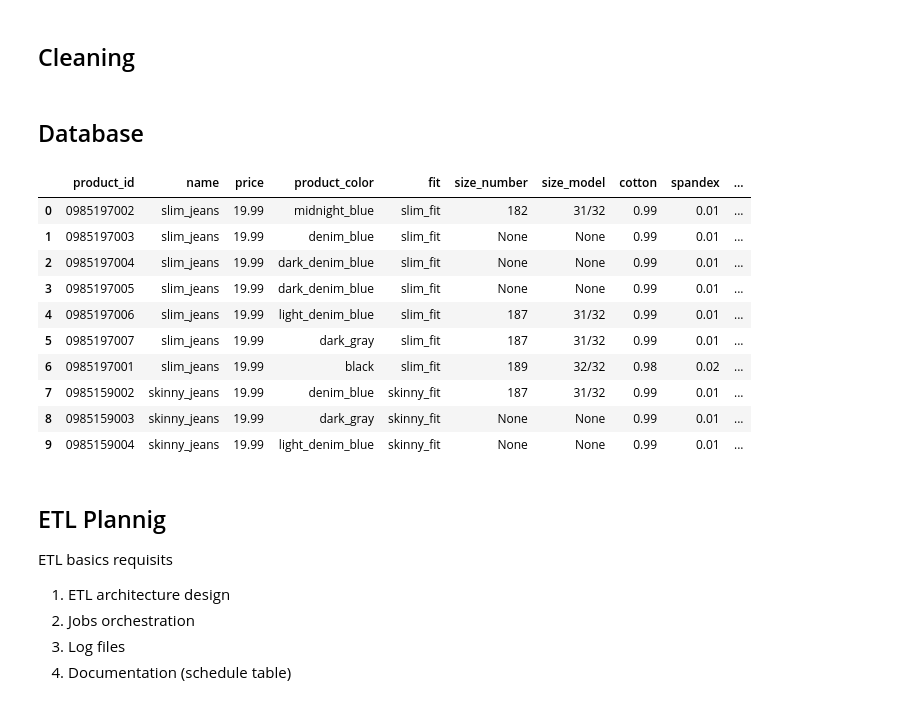
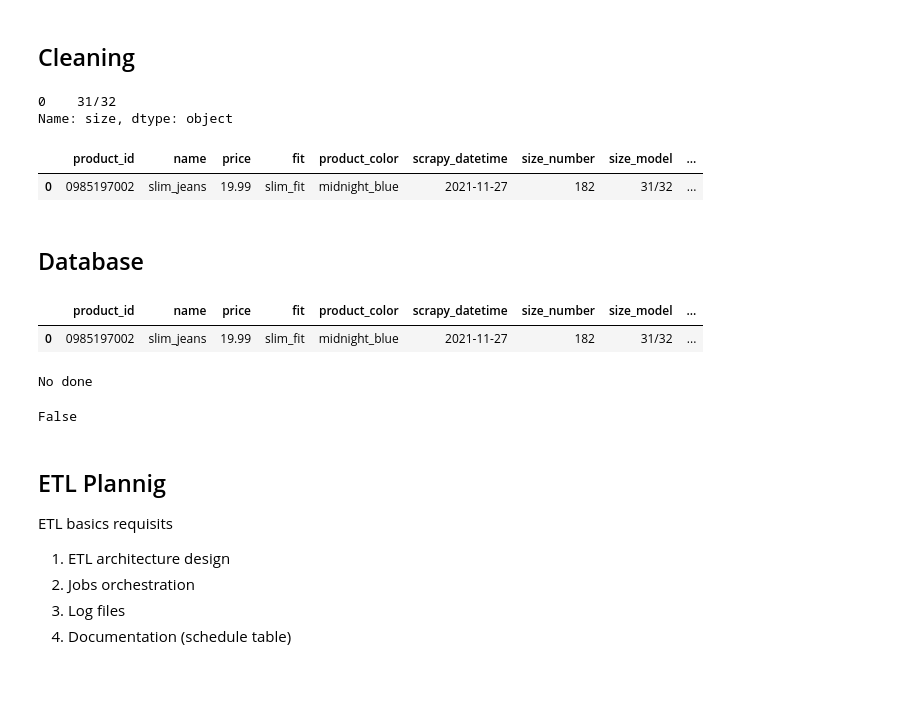
Before and after one commit to MarcosRMG/ds_ao_dev, a Jupyter notebook: notebooks/DS ao DEV.ipynb, the cells around one changed output. Saved outputs shown, nothing was run; the diff lists cells and outputs as text; code cells hidden in the pictures.

Commit message:
check job development

```diff
--- a/notebooks/DS ao DEV.ipynb
+++ b/notebooks/DS ao DEV.ipynb
@@ -2051,7 +2051,7 @@ product_base = pd.DataFrame({'product_id': product_id})
 df_details = pd.DataFrame()
 df_pattern = pd.DataFrame(columns=['Art. No.', 'Composition', 'Fit', 'Size'])
 
-for code in product_base['product_id']:
+for code in product_base['product_id'][:1]:
     # URL composition and request
     url = f"https://www2.hm.com/en_us/productpage.{code}.html"
     page = requests.get(url, headers=header).text
@@ -2069,8 +2069,9 @@ for code in product_base['product_id']:
 
     #------------------------------Product Details---------------------------
     # Get composition information
-    for code in df_color['product_id']:
+    for code in df_color['product_id'][:1]:
         url = (f"https://www2.hm.com/en_us/productpage.{code}.html")
+        #url = (f"https://www2.hm.com/en_us/productpage.{1004199002}.html")
         page = requests.get(url, headers=header).text
         soup = BeautifulSoup(page)
 
@@ -2106,9 +2107,9 @@ for code in product_base['product_id']:
         df_composition = df_composition[~df_composition['composition'].str.contains('Lining')]
 
         #------------------------------SKU Product---------------------------
-        df_sku = pd.merge(df_composition, df_color, how='left', on='product_id')
+        df_details = pd.merge(df_composition, df_color, how='left', on='product_id')
 
-        #------------------------------All products--------------------------
-        df_details = pd.concat([df_details, df_sku], axis=0).reset_index(drop=True)
-        df_details.drop_duplicates(inplace=True)
-df_details['scrapy_datetime'] = datetime.now().strftime('%Y-%m-%d')
+#         #------------------------------All products--------------------------
+#         df_details = pd.concat([df_details, df_sku], axis=0).reset_index(drop=True)
+#         df_details.drop_duplicates(inplace=True)
+        df_details['scrapy_datetime'] = datetime.now().strftime('%Y-%m-%d')
@@ -2137,6 +2141,14 @@ df_details['size_number'] = df_details['size'].apply(lambda x: re.search('(\d{3}
 
 # # size model
 df_details['size_model'] = df_details['size'].apply(lambda x: re.search('\d{2}/\d{2}', x).group(0) if pd.notnull(x) else x)
+# %%
+try:
+    print(df_details['size'].apply(lambda x: re.search('\d{2}/\d{2}', x).group(0) if pd.notnull(x) else x))
+except:
+    print(df_details['size'].apply(lambda x: re.search('\d{2}$', x).group(0) if pd.notnull(x) else x))
+# %% [output]
+0    31/32
+Name: size, dtype: object
 # %%
 df_composition = df_details['composition'].str.split(',', expand=True).reset_index(drop=True)
 
@@ -2155,6 +2167,11 @@ df_details['spandex'] = df_details['spandex'].apply(lambda x: float(re.search('\
 
 #Drop orinial composition and size columns
 df_details.drop(columns=['composition', 'size'], inplace=True)
+# %%
+df_details
+# %% [output]
+|  | product_id | name | price | fit | product_color | scrapy_datetime | size_number | size_model | ... |
+| 0 | 0985197002 | slim_jeans | 19.99 | slim_fit | midnight_blue | 2021-11-27 | 182 | 31/32 | ... |
 # %% [markdown]
 ## Database
 # %%
@@ -2188,17 +2205,27 @@ df_store.to_sql(name='means_jeans', con=conn, if_exists='append', index=False)
-# %%
-pd.read_sql('SELECT * FROM means_jeans limit 10', conn)
-# %% [output]
-|  | product_id | name | price | product_color | fit | size_number | size_model | cotton | spandex | ... |
-| 0 | 0985197002 | slim_jeans | 19.99 | midnight_blue | slim_fit | 182 | 31/32 | 0.99 | 0.01 | ... |
-| 1 | 0985197003 | slim_jeans | 19.99 | denim_blue | slim_fit | None | None | 0.99 | 0.01 | ... |
-| 2 | 0985197004 | slim_jeans | 19.99 | dark_denim_blue | slim_fit | None | None | 0.99 | 0.01 | ... |
-| 3 | 0985197005 | slim_jeans | 19.99 | dark_denim_blue | slim_fit | None | None | 0.99 | 0.01 | ... |
-| 4 | 0985197006 | slim_jeans | 19.99 | light_denim_blue | slim_fit | 187 | 31/32 | 0.99 | 0.01 | ... |
-| 5 | 0985197007 | slim_jeans | 19.99 | dark_gray | slim_fit | 187 | 31/32 | 0.99 | 0.01 | ... |
-| 6 | 0985197001 | slim_jeans | 19.99 | black | slim_fit | 189 | 32/32 | 0.98 | 0.02 | ... |
-| 7 | 0985159002 | skinny_jeans | 19.99 | denim_blue | skinny_fit | 187 | 31/32 | 0.99 | 0.01 | ... |
-| 8 | 0985159003 | skinny_jeans | 19.99 | dark_gray | skinny_fit | None | None | 0.99 | 0.01 | ... |
-| 9 | 0985159004 | skinny_jeans | 19.99 | light_denim_blue | skinny_fit | None | None | 0.99 | 0.01 | ... |
+# %%
+df_details
+# %% [output]
+|  | product_id | name | price | fit | product_color | scrapy_datetime | size_number | size_model | ... |
+| 0 | 0985197002 | slim_jeans | 19.99 | slim_fit | midnight_blue | 2021-11-27 | 182 | 31/32 | ... |
+# %%
+check_code = f'SELECT product_id as pi FROM means_jeans where pi = "0985197002";'
+check_price = f'SELECT product_id as pi FROM means_jeans where pi = "0985197002" and price = 19.99;'
+
+if pd.read_sql(check_code, conn).empty:
+    df_details.to_sql(name='means_jeans', con=conn, if_exists='append', index=False)
+    print('Done')
+elif pd.read_sql(check_price, conn).empty:
+    query_update = f'UPDATE means_jeans SET price = 19.99 WHERE product_id = 0985197002;'
+    query_db(query_update)
+    print('Done')
+else:
+    print('No done')
+# %% [output]
+No done
+# %%
+pd.read_sql(check_price, conn).empty
+# %% [output]
+False
 # %% [markdown]
 ## ETL Plannig
 
```
Also changed, not shown: parts of 4 cells of this notebook, 3 other files.
